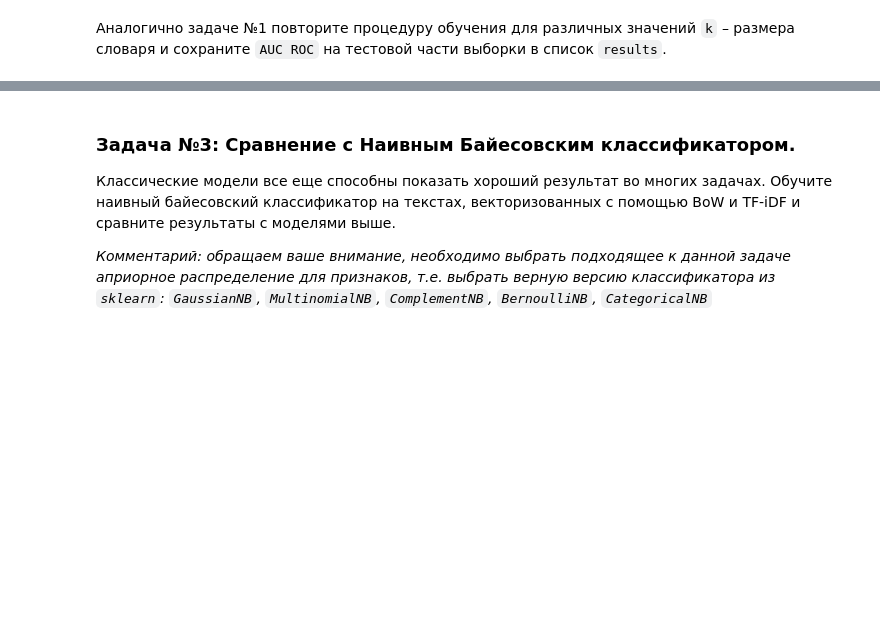
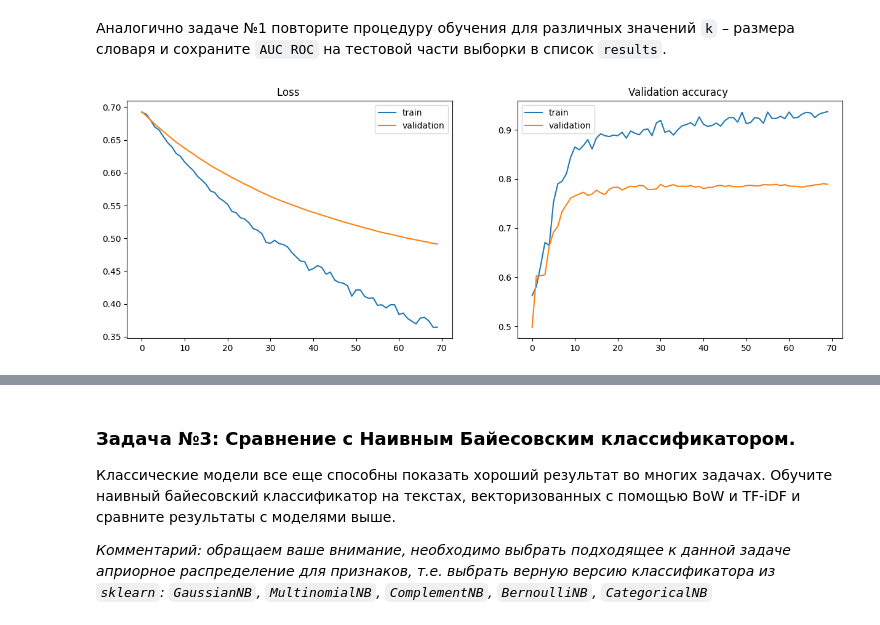
Before and after one commit to blnglishPlease/ML-and-DL, a Jupyter notebook: assignments/assignment06_text_classification/assignment01.ipynb, the cells around one changed output, grey strips where cells are left out. Saved outputs shown, nothing was run; the diff lists cells and outputs as text; code cells hidden in the pictures; blank space fills up the shorter version.

```diff
--- a/assignments/assignment06_text_classification/assignment01.ipynb
+++ b/assignments/assignment06_text_classification/assignment01.ipynb
@@ -320,15 +379,35 @@ assert out_dict['tf_idf_nn_torch_test'] >= out_dict['bow_nn_torch_test'], 'AUC R
 # %% [markdown]
 Аналогично задаче №1 повторите процедуру обучения для различных значений `k` – размера словаря и сохраните `AUC ROC` на тестовой части выборки в список `results`.
-# %%
-vocab_sizes_list = np.arange(100, 5800, 700)
-results = []
-
-for k in vocab_sizes_list:
-    # your code here
-    predicted_probas_on_test_for_k_sized_dict = None
-    assert predicted_probas_on_test_for_k_sized_dict is not None
-    auc = roc_auc_score(y_test, predicted_probas_on_test_for_k_sized_dict)
-    results.append(auc)
+# %%
+vocab_sizes_list = np.arange(100, 5800, 700)
+results = []
+
+for k in vocab_sizes_list:
+    tfidfvectorizer = TfidfVectorizer(analyzer='word', max_features=k)
+    tfidfvectorizer.fit(texts_train)
+
+    X_train_tfidf = tfidfvectorizer.transform(texts_train).todense()
+    X_test_tfidf = tfidfvectorizer.transform(texts_test).todense()
+
+    X_train_tfidf_torch = torch.FloatTensor(X_train_tfidf).to(device) # your code here
+    X_test_tfidf_torch = torch.FloatTensor(X_test_tfidf).to(device) # your code here
+
+    model = nn.Sequential(
+        nn.Linear(k, 2),
+    )
+    model.to(device, torch.float32)
+    opt = torch.optim.Adam(model.parameters(), lr=1e-3)
+    # print(model)
+
+    model_tf_idf = train_model(model, opt, X_train_tfidf_torch, y_train_torch, X_test_tfidf_torch, y_test_torch, n_iterations=3500)
+
+    # your code here
+    predicted_probas_on_test_for_k_sized_dict = model_tf_idf(X_test_tfidf_torch).detach().cpu().numpy()[:, 1]
+    assert predicted_probas_on_test_for_k_sized_dict is not None
+    auc = roc_auc_score(y_test, predicted_probas_on_test_for_k_sized_dict)
+    results.append(auc)
+# %% [output]
+[figure, added]
 # %%
 # do not change the code in the block below
 # __________start of block__________
```
Also changed, not shown: parts of 19 cells of this notebook.
